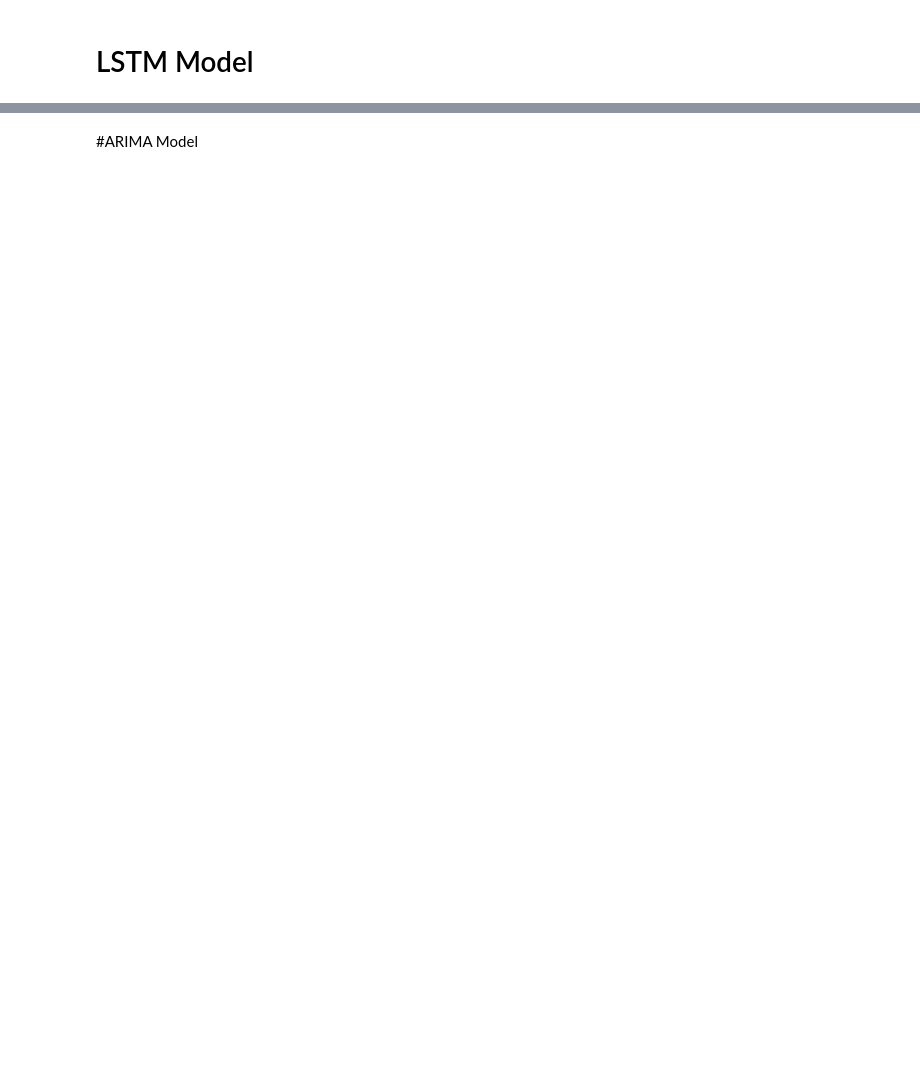
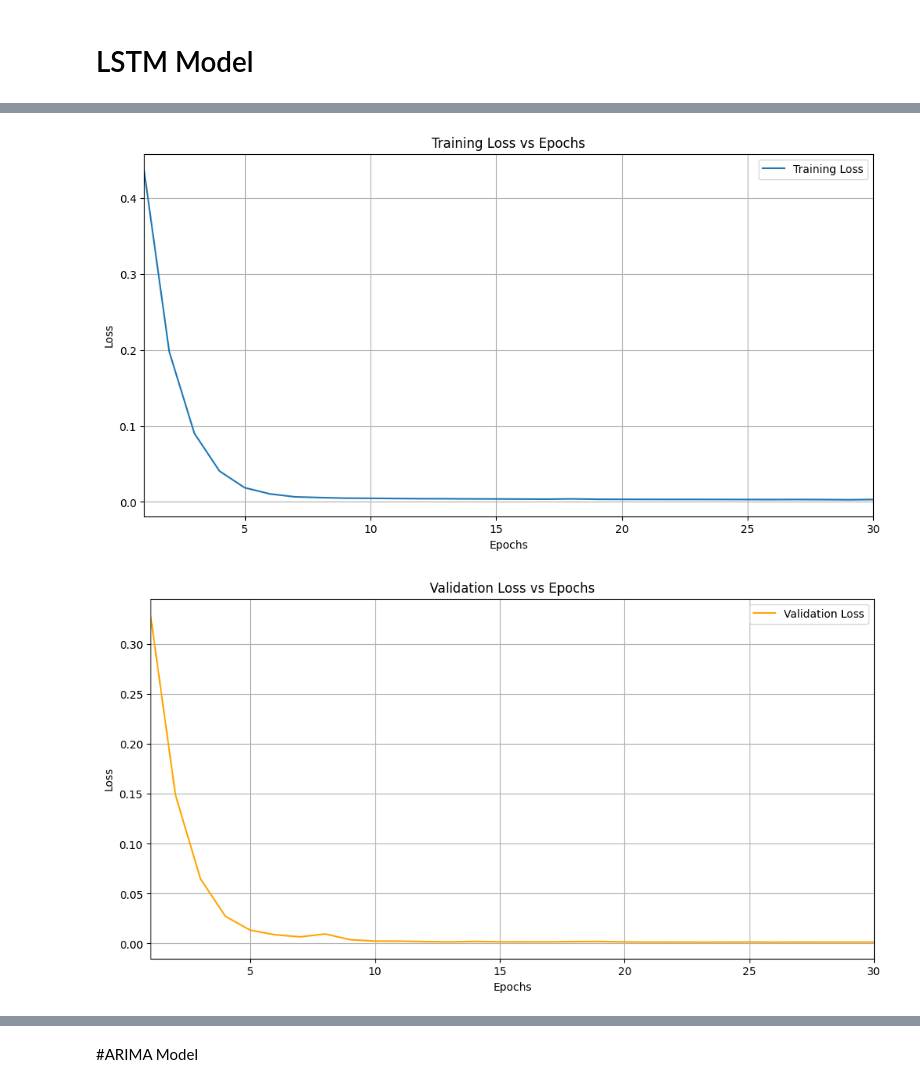
Before and after one commit to Dhavalkumar510/Final_Year_Project_UH, a Jupyter notebook: Final_Year_Project_UH.ipynb, the cells around one changed output, grey strips where cells are left out. Saved outputs shown, nothing was run; the diff lists cells and outputs as text; code cells hidden in the pictures; blank space fills up the shorter version.

```diff
--- a/Final_Year_Project_UH.ipynb
+++ b/Final_Year_Project_UH.ipynb
@@ -206,0 +485,55 @@ data.head(10)
+# %%
+# Extract metrics for plotting
+epochs = range(1, 31)
+training_loss = history.history['loss']
+validation_loss = history.history['val_loss']
+training_accuracy = history.history['mae']
+validation_accuracy = history.history['val_mae']
+testing_accuracy = test_accuracy_callback.testing_accuracies
+
+# Plot Training Loss vs Epochs
+plt.figure(figsize=(12, 6))
+plt.plot(epochs, training_loss, label='Training Loss')
+plt.xlim(1, 30)
+plt.title('Training Loss vs Epochs')
+plt.xlabel('Epochs')
+plt.ylabel('Loss')
+plt.legend()
+plt.grid(True)
+plt.show()
+
+# Plot Testing Loss vs Epochs
+plt.figure(figsize=(12, 6))
+plt.plot(epochs, validation_loss, label='Validation Loss', color='orange')
+plt.xlim(1, 30)
+plt.title('Validation Loss vs Epochs')
+plt.xlabel('Epochs')
+plt.ylabel('Loss')
+plt.legend()
+plt.grid(True)
+plt.show()
+
+# Plot Training Accuracy vs Epochs
+plt.figure(figsize=(12, 6))
+plt.plot(epochs, training_accuracy, label='Training MAE')
+plt.xlim(1, 30)
+plt.title('Training Accuracy vs Epochs')
+plt.xlabel('Epochs')
+plt.ylabel('Mean Absolute Error')
+plt.legend()
+plt.grid(True)
+plt.show()
+
+# Plot Testing Accuracy vs Epochs
+plt.figure(figsize=(12, 6))
+plt.plot(epochs, testing_accuracy, label='Testing Loss', color='green')
+plt.xlim(1, 30)
+plt.title('Testing Accuracy vs Epochs')
+plt.xlabel('Epochs')
+plt.ylabel('Loss')
+plt.legend()
+plt.grid(True)
+plt.show()
+# %% [output]
+[figure, added]
+[figure, added]
```
Also changed, not shown: parts of 28 cells of this notebook.
